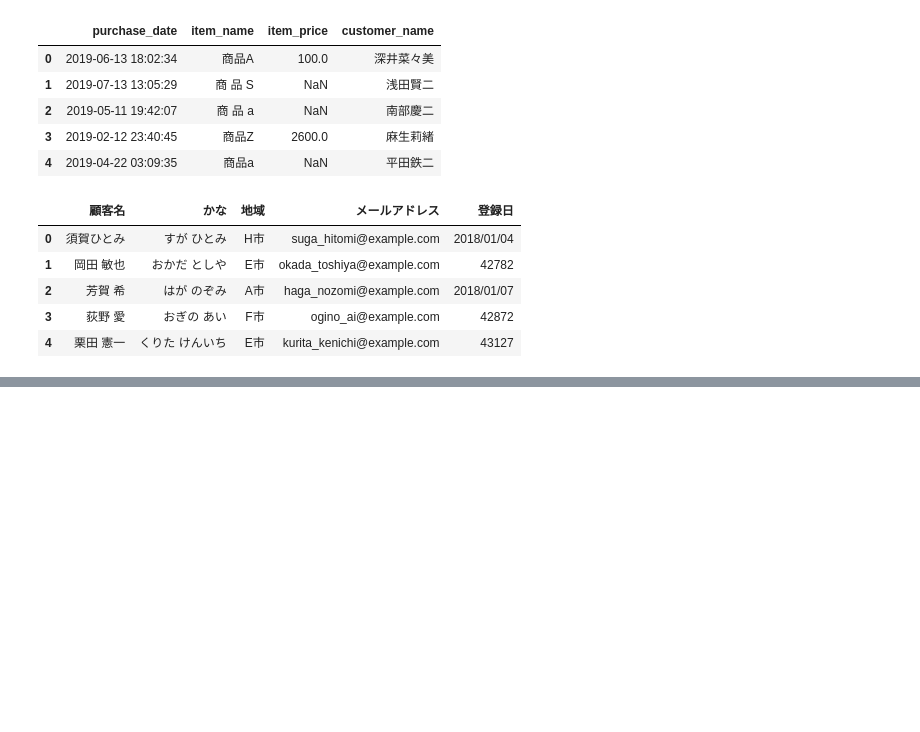
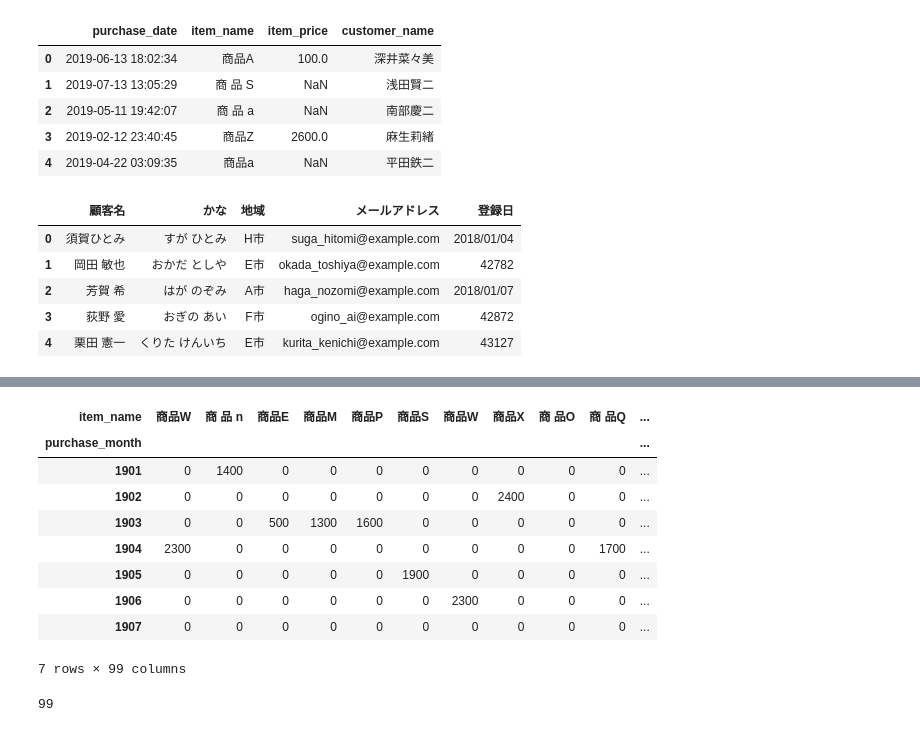
Before and after one commit to T-OKAY/study_001, a Jupyter notebook: study.ipynb, the cells around one changed output, grey strips where cells are left out. Drawn from its saved outputs; the diff is of its cells as text; code cells hidden in the pictures; blank space fills up the shorter version.

```diff
--- a/study.ipynb
+++ b/study.ipynb
@@ -296,0 +332,18 @@ kokyaku_data.head()
+# %%
+res = uriage_data.pivot_table(index="purchase_month", columns="item_name", values="item_price", aggfunc="sum", fill_value=0)
+res
+# %% [output]
+| item_name | 商品W | 商 品 n | 商品E | 商品M | 商品P | 商品S | 商品W | 商品X | 商 品O | 商 品Q | ... |
+| purchase_month |  |  |  |  |  |  |  |  |  |  | ... |
+| 1901 | 0 | 1400 | 0 | 0 | 0 | 0 | 0 | 0 | 0 | 0 | ... |
+| 1902 | 0 | 0 | 0 | 0 | 0 | 0 | 0 | 2400 | 0 | 0 | ... |
+| 1903 | 0 | 0 | 500 | 1300 | 1600 | 0 | 0 | 0 | 0 | 0 | ... |
+| 1904 | 2300 | 0 | 0 | 0 | 0 | 0 | 0 | 0 | 0 | 1700 | ... |
+| 1905 | 0 | 0 | 0 | 0 | 0 | 1900 | 0 | 0 | 0 | 0 | ... |
+| 1906 | 0 | 0 | 0 | 0 | 0 | 0 | 2300 | 0 | 0 | 0 | ... |
+| 1907 | 0 | 0 | 0 | 0 | 0 | 0 | 0 | 0 | 0 | 0 | ... |
+7 rows × 99 columns
+# %%
+print(len(pd.unique(uriage_data.item_name)))
+# %% [output]
+99
```
Also changed, not shown: parts of 16 cells of this notebook.
